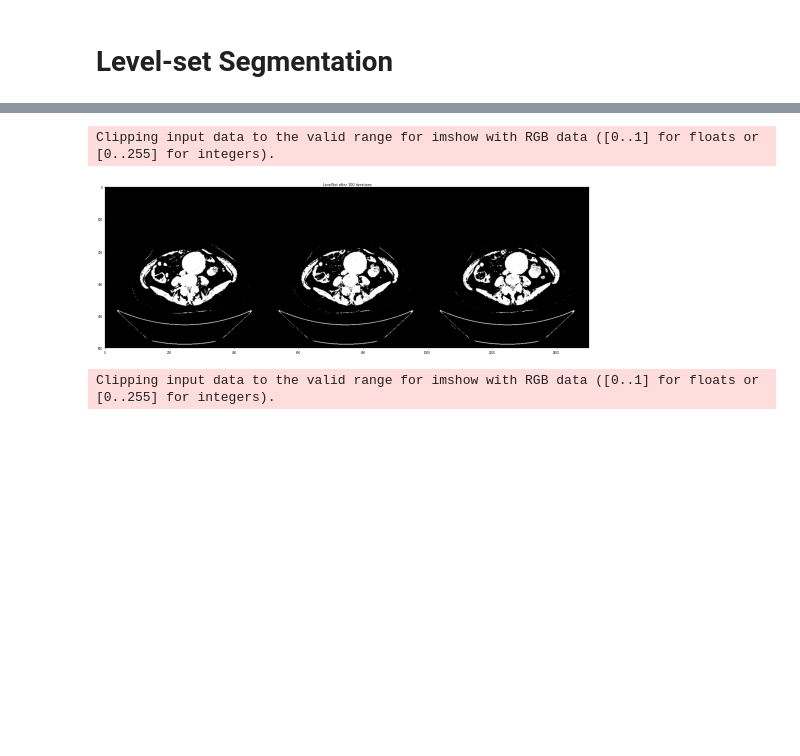
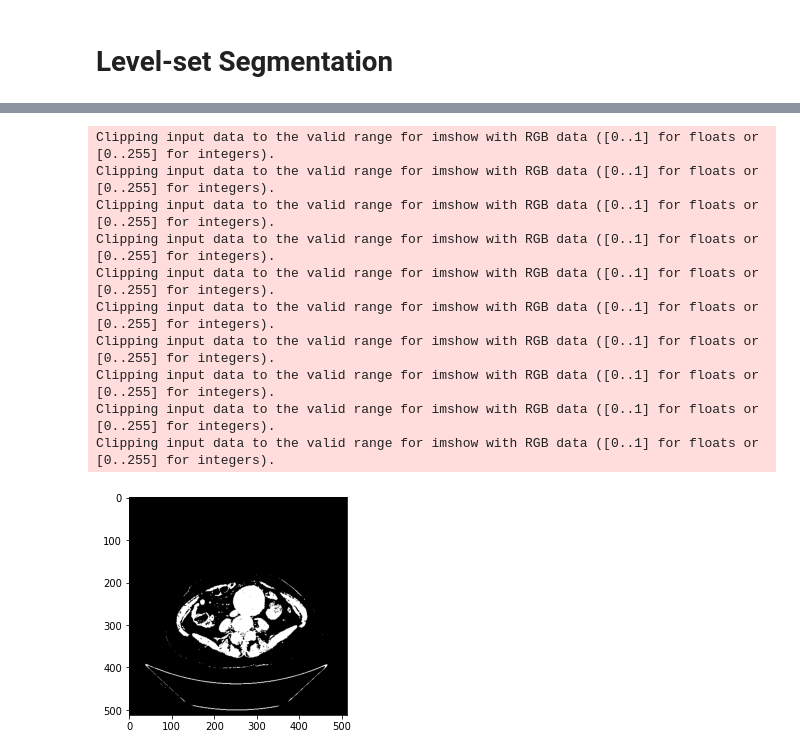
Before and after one commit to vbakhteev/CT-aorta-segmentation, a Jupyter notebook: notebooks/SimpleITK solutions.ipynb, the cells around one changed output, grey strips where cells are left out. Cells and saved outputs as stored; diff of their text form; code cells hidden in the pictures; blank space fills up the shorter version.

```diff
--- a/notebooks/SimpleITK solutions.ipynb
+++ b/notebooks/SimpleITK solutions.ipynb
@@ -316,5 +299,8 @@ image.GetSize()
+# %%
+image.GetSize()
+image = sitk.GetImageFromArray(sitk.GetArrayFromImage(image)[1380])
 # %%
-idx = (250, 255, 1380)
+idx = (250, 255)
 pt = image.TransformIndexToPhysicalPoint(idx)
 # %%
 seg = sitk.Image(image.GetSize(), sitk.sitkUInt8)
@@ -379,19 +372,23 @@ itk::simple::ThresholdSegmentationLevelSetImageFilter
 # %%
-zslice_offset = 4
-t = "LevelSet after "+str(lsFilter.GetNumberOfIterations())+" iterations"
-myshow3d(sitk.LabelOverlay(image, ls > 0), zslices=range(idx[2]-zslice_offset,idx[2]+zslice_offset+1,zslice_offset), dpi=20, title=t)
+lsFilter.SetNumberOfIterations(25)
+image = sitk.Cast(image, sitk.sitkFloat32)
+ls = init_ls
+niter = 0
+for i in range(0, 10):
+    ls = lsFilter.Execute(ls, image)
+    niter += lsFilter.GetNumberOfIterations()
+    t = "LevelSet after "+str(niter)+" iterations and RMS "+str(lsFilter.GetRMSChange())
+#     fig = myshow3d(sitk.LabelOverlay(image, ls > 0), zslices=range(idx[2]-zslice_offset,idx[2]+zslice_offset+1,zslice_offset), dpi=20, title=t)
+    plt.imshow(sitk.GetArrayFromImage(sitk.LabelOverlay(image, ls > 0)))
 # %% [output]
 Clipping input data to the valid range for imshow with RGB data ([0..1] for floats or [0..255] for integers).
+Clipping input data to the valid range for imshow with RGB data ([0..1] for floats or [0..255] for integers).
+Clipping input data to the valid range for imshow with RGB data ([0..1] for floats or [0..255] for integers).
+Clipping input data to the valid range for imshow with RGB data ([0..1] for floats or [0..255] for integers).
+Clipping input data to the valid range for imshow with RGB data ([0..1] for floats or [0..255] for integers).
+Clipping input data to the valid range for imshow with RGB data ([0..1] for floats or [0..255] for integers).
+Clipping input data to the valid range for imshow with RGB data ([0..1] for floats or [0..255] for integers).
+Clipping input data to the valid range for imshow with RGB data ([0..1] for floats or [0..255] for integers).
+Clipping input data to the valid range for imshow with RGB data ([0..1] for floats or [0..255] for integers).
+Clipping input data to the valid range for imshow with RGB data ([0..1] for floats or [0..255] for integers).
-[figure, old version]
+[figure, new version]
-# %%
-lsFilter.SetNumberOfIterations(25)
-image = sitk.Cast(image, sitk.sitkFloat32)
-ls = init_ls
-niter = 0
-for i in range(0, 2):
-    ls = lsFilter.Execute(ls, image)
-    niter += lsFilter.GetNumberOfIterations()
-    t = "LevelSet after "+str(niter)+" iterations and RMS "+str(lsFilter.GetRMSChange())
-    fig = myshow3d(sitk.LabelOverlay(image, ls > 0), zslices=range(idx[2]-zslice_offset,idx[2]+zslice_offset+1,zslice_offset), dpi=20, title=t)
-# %% [output]
-Clipping input data to the valid range for imshow with RGB data ([0..1] for floats or [0..255] for integers).
```
Also changed, not shown: parts of 10 cells of this notebook, 2 other files.
